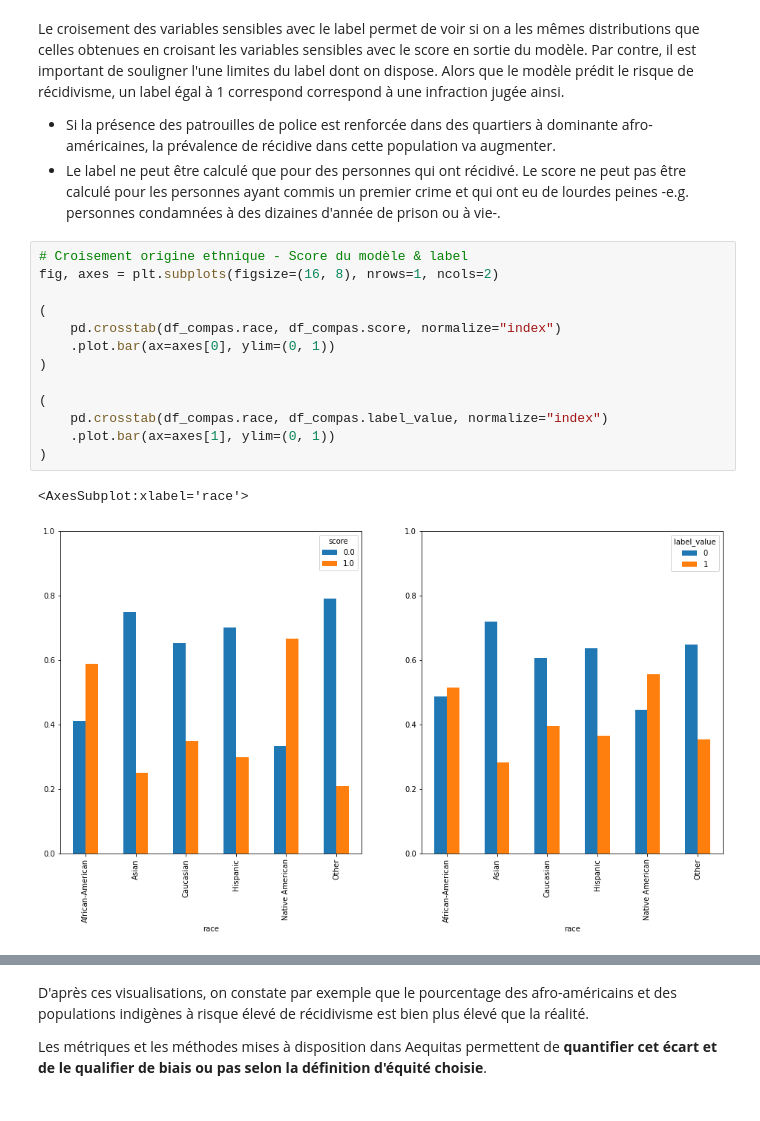
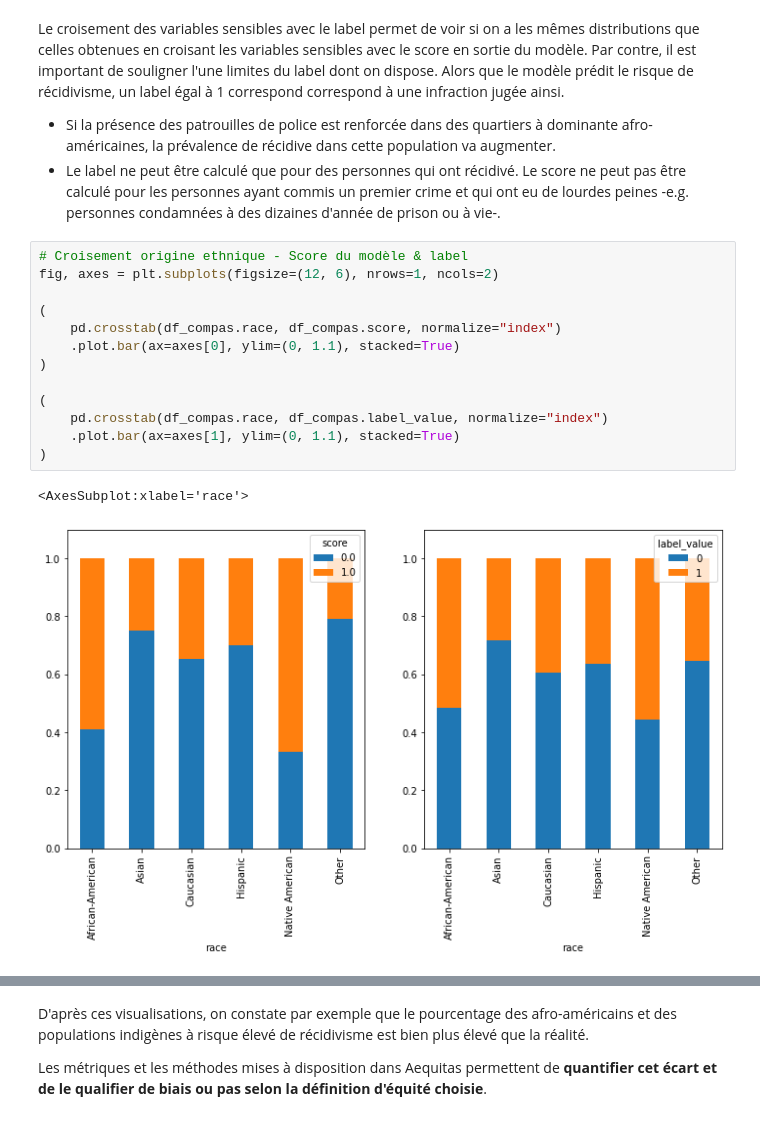
Before and after one commit to chsafouane/aequitas_disc, a Jupyter notebook: notebooks/aequitas_presentation.ipynb, the cells around one changed output, grey strips where cells are left out. Saved outputs shown, nothing was run; the diff lists cells and outputs as text.

Commit message:
Change score and label plot to stacked bars

```diff
--- a/notebooks/aequitas_presentation.ipynb
+++ b/notebooks/aequitas_presentation.ipynb
@@ -166,19 +166,19 @@ Par contre, il est important de souligner l'une limites du label dont on dispose
 - Le label ne peut être calculé que pour des personnes qui ont récidivé. Le score ne peut pas être calculé pour les personnes ayant commis un premier crime et qui ont eu de lourdes peines -e.g. personnes condamnées à des dizaines d'année de prison ou à vie-.
 # %%
 # Croisement origine ethnique - Score du modèle & label
-fig, axes = plt.subplots(figsize=(16, 8), nrows=1, ncols=2)
+fig, axes = plt.subplots(figsize=(12, 6), nrows=1, ncols=2)
 
 (
     pd.crosstab(df_compas.race, df_compas.score, normalize="index")
-    .plot.bar(ax=axes[0], ylim=(0, 1))
+    .plot.bar(ax=axes[0], ylim=(0, 1.1), stacked=True)
 )
 
 (
     pd.crosstab(df_compas.race, df_compas.label_value, normalize="index")
-    .plot.bar(ax=axes[1], ylim=(0, 1))
+    .plot.bar(ax=axes[1], ylim=(0, 1.1), stacked=True)
 )
 # %% [output]
 <AxesSubplot:xlabel='race'>
-[figure, old version]
+[figure, new version]
 # %%
 # Croisement Sexe - Score du modèle & label
```
Also changed, not shown: parts of 5 cells of this notebook.
